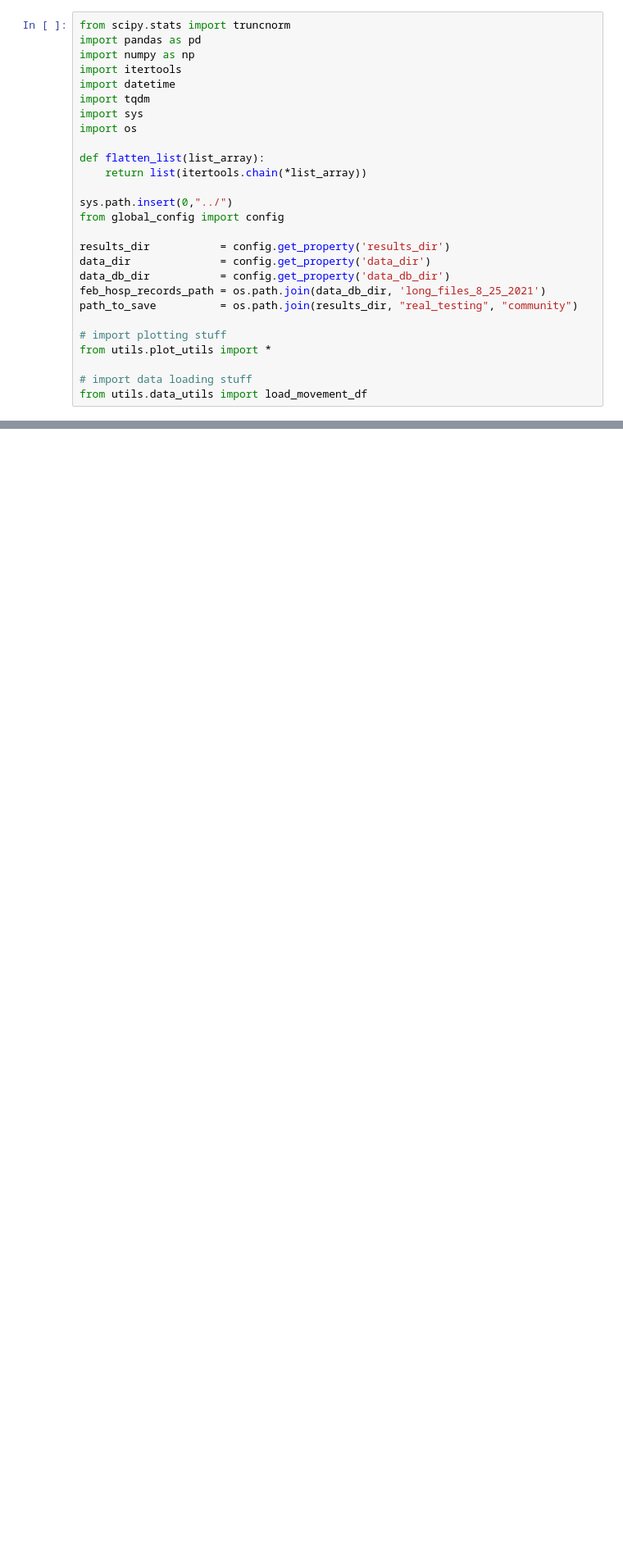
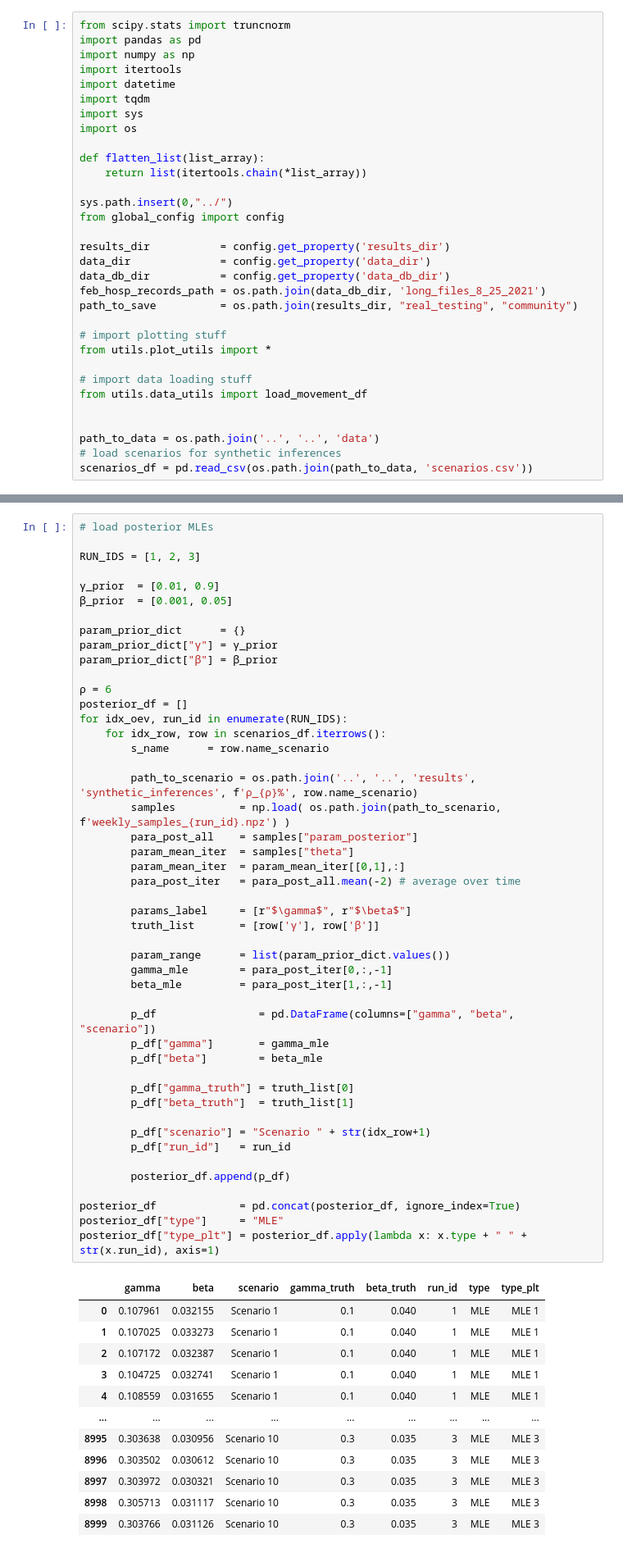
Before and after one commit to ChaosDonkey06/AMR_ABM, a Jupyter notebook: code/figures/Figure4.ipynb, the cells around one changed output, grey strips where cells are left out. Shown at 82% size. Drawn from its saved outputs; the diff is of its cells as text; blank space fills up the shorter version.

```diff
--- a/code/figures/Figure4.ipynb
+++ b/code/figures/Figure4.ipynb
@@ -25,3 +25,8 @@ from utils.plot_utils import *
 
 # import data loading stuff
 from utils.data_utils import load_movement_df
+
+
+path_to_data = os.path.join('..', '..', 'data')
+# load scenarios for synthetic inferences
+scenarios_df = pd.read_csv(os.path.join(path_to_data, 'scenarios.csv'))
@@ -32,0 +33,60 @@ FileNotFoundError: [Errno 2] No such file or directory: '../data/movement.csv'
+# %%
+# load posterior MLEs
+
+RUN_IDS = [1, 2, 3]
+
+γ_prior  = [0.01, 0.9]
+β_prior  = [0.001, 0.05]
+
+param_prior_dict      = {}
+param_prior_dict["γ"] = γ_prior
+param_prior_dict["β"] = β_prior
+
+ρ = 6
+posterior_df = []
+for idx_oev, run_id in enumerate(RUN_IDS):
+    for idx_row, row in scenarios_df.iterrows():
+        s_name      = row.name_scenario
+
+        path_to_scenario = os.path.join('..', '..', 'results', 'synthetic_inferences', f'ρ_{ρ}%', row.name_scenario)
+        samples          = np.load( os.path.join(path_to_scenario, f'weekly_samples_{run_id}.npz') )
+        para_post_all    = samples["param_posterior"]
+        param_mean_iter  = samples["theta"]
+        param_mean_iter  = param_mean_iter[[0,1],:]
+        para_post_iter   = para_post_all.mean(-2) # average over time
+
+        params_label     = [r"$\gamma$", r"$\beta$"]
+        truth_list       = [row['γ'], row['β']]
+
+        param_range      = list(param_prior_dict.values())
+        gamma_mle        = para_post_iter[0,:,-1]
+        beta_mle         = para_post_iter[1,:,-1]
+
+        p_df                = pd.DataFrame(columns=["gamma", "beta", "scenario"])
+        p_df["gamma"]       = gamma_mle
+        p_df["beta"]        = beta_mle
+
+        p_df["gamma_truth"] = truth_list[0]
+        p_df["beta_truth"]  = truth_list[1]
+
+        p_df["scenario"] = "Scenario " + str(idx_row+1)
+        p_df["run_id"]   = run_id
+
+        posterior_df.append(p_df)
+
+posterior_df             = pd.concat(posterior_df, ignore_index=True)
+posterior_df["type"]     = "MLE"
+posterior_df["type_plt"] = posterior_df.apply(lambda x: x.type + " " + str(x.run_id), axis=1)
+# %% [output]
+|  | gamma | beta | scenario | gamma_truth | beta_truth | run_id | type | type_plt |
+| 0 | 0.107961 | 0.032155 | Scenario 1 | 0.1 | 0.040 | 1 | MLE | MLE 1 |
+| 1 | 0.107025 | 0.033273 | Scenario 1 | 0.1 | 0.040 | 1 | MLE | MLE 1 |
+| 2 | 0.107172 | 0.032387 | Scenario 1 | 0.1 | 0.040 | 1 | MLE | MLE 1 |
+| 3 | 0.104725 | 0.032741 | Scenario 1 | 0.1 | 0.040 | 1 | MLE | MLE 1 |
+| 4 | 0.108559 | 0.031655 | Scenario 1 | 0.1 | 0.040 | 1 | MLE | MLE 1 |
+| ... | ... | ... | ... | ... | ... | ... | ... | ... |
+| 8995 | 0.303638 | 0.030956 | Scenario 10 | 0.3 | 0.035 | 3 | MLE | MLE 3 |
+| 8996 | 0.303502 | 0.030612 | Scenario 10 | 0.3 | 0.035 | 3 | MLE | MLE 3 |
+| 8997 | 0.303972 | 0.030321 | Scenario 10 | 0.3 | 0.035 | 3 | MLE | MLE 3 |
+| 8998 | 0.305713 | 0.031117 | Scenario 10 | 0.3 | 0.035 | 3 | MLE | MLE 3 |
+| 8999 | 0.303766 | 0.031126 | Scenario 10 | 0.3 | 0.035 | 3 | MLE | MLE 3 |
```
Also changed, not shown: parts of 7 cells of this notebook.
